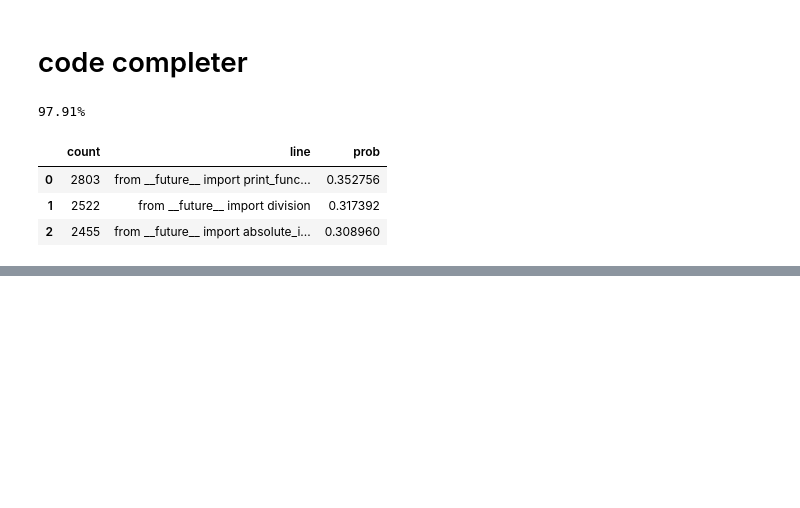
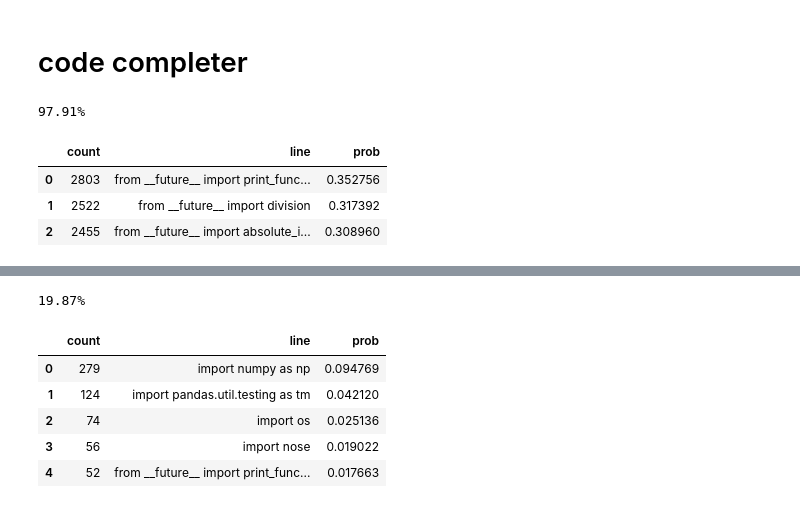
Before and after one commit to erez-aharonov/code_completion2, a Jupyter notebook: get_data_set_and_analyze.ipynb, the cells around one changed output, grey strips where cells are left out. Cells and saved outputs as stored; diff of their text form; code cells hidden in the pictures; blank space fills up the shorter version.

```diff
--- a/get_data_set_and_analyze.ipynb
+++ b/get_data_set_and_analyze.ipynb
@@ -171,0 +205,10 @@ code_completer.complete_code('from __f')
+# %%
+code_completer.complete_code('import pandas as pd', 5)
+# %% [output]
+19.87%
+|  | count | line | prob |
+| 0 | 279 | import numpy as np | 0.094769 |
+| 1 | 124 | import pandas.util.testing as tm | 0.042120 |
+| 2 | 74 | import os | 0.025136 |
+| 3 | 56 | import nose | 0.019022 |
+| 4 | 52 | from __future__ import print_func... | 0.017663 |
```
Also changed, not shown: parts of 11 cells of this notebook, 2 other files.
